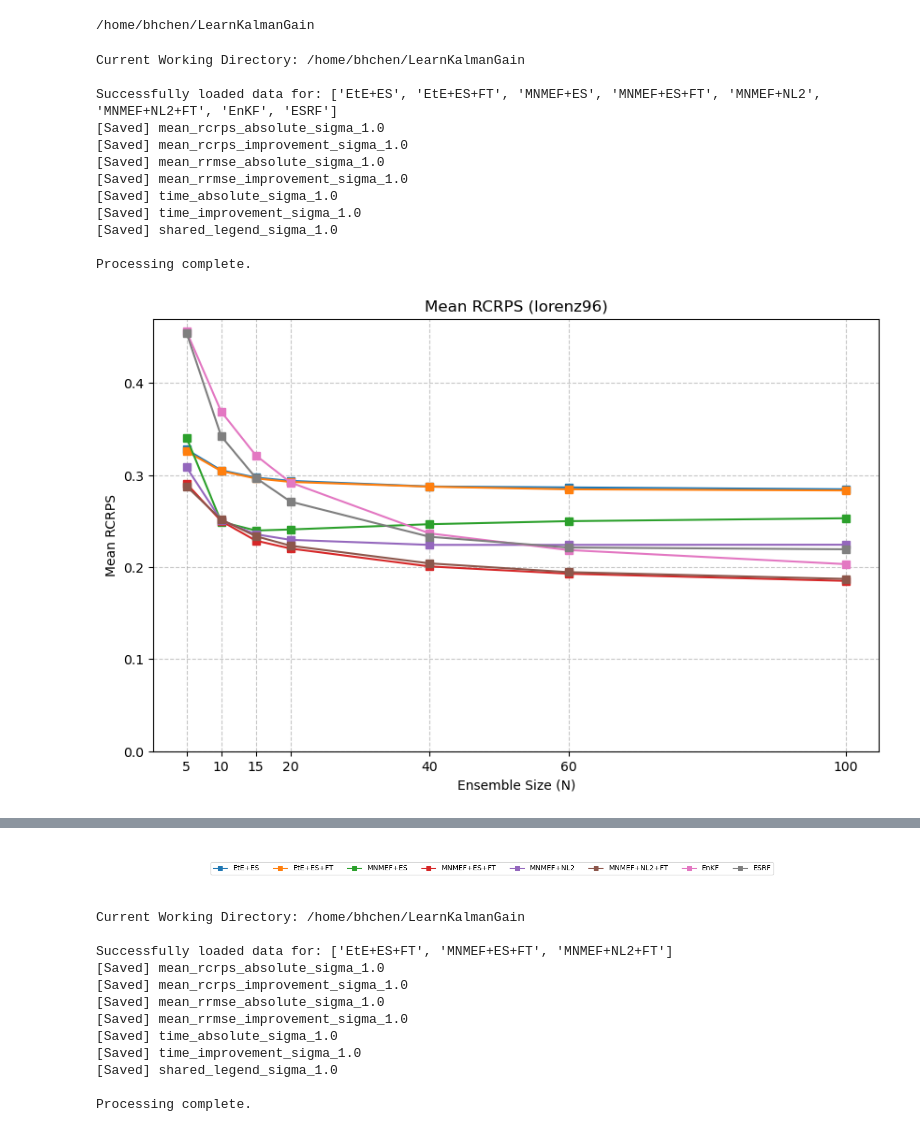
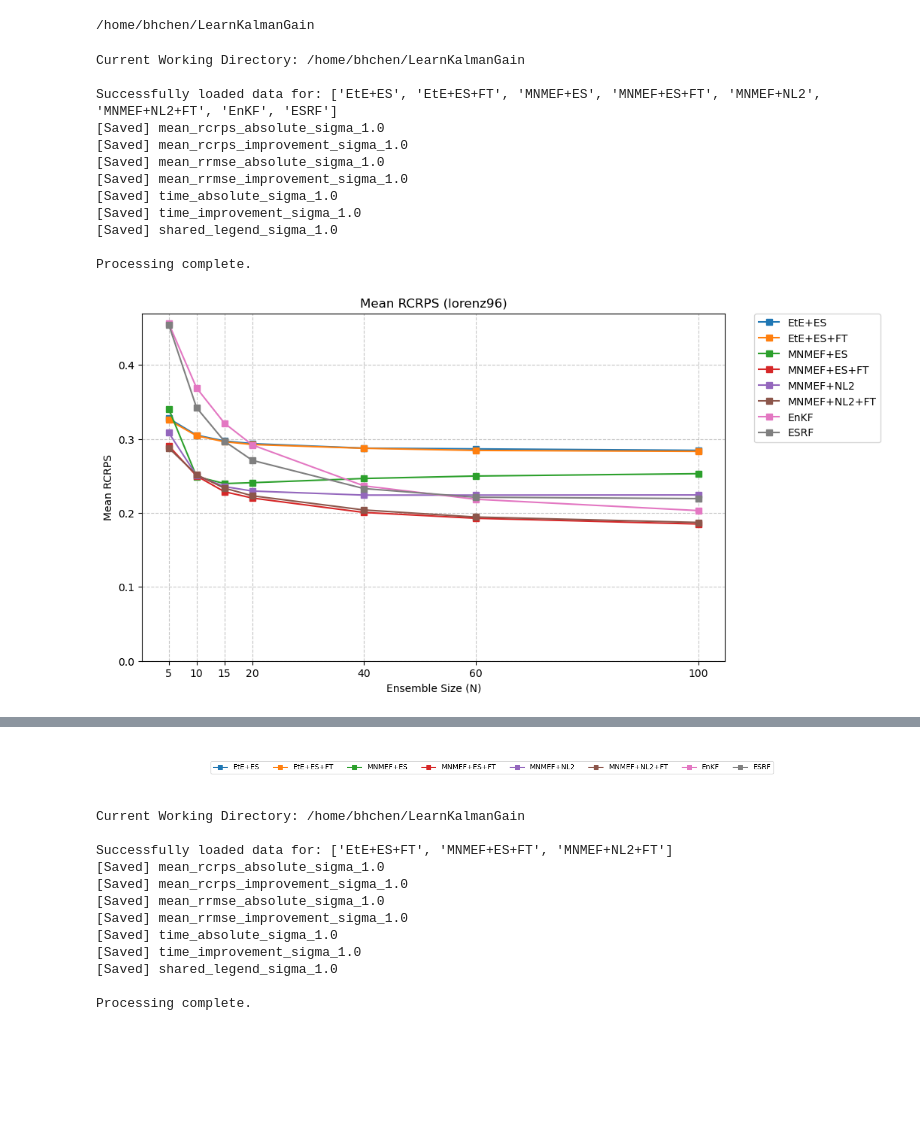
Before and after one commit to wispcarey/Proper-Scoring-Ensemble-Filter, a Jupyter notebook: test_notebooks/L96_results.ipynb, the cells around one changed output, grey strips where cells are left out. Cells and saved outputs as stored; diff of their text form; code cells hidden in the pictures; blank space fills up the shorter version.

```diff
--- a/test_notebooks/L96_results.ipynb
+++ b/test_notebooks/L96_results.ipynb
@@ -22,7 +22,7 @@ SAVE_DIR = os.path.join("save", "figures", f"{DATASET}_sigma{SIGMA_Y}")
 os.makedirs(SAVE_DIR, exist_ok=True)
 
 # Global flag to control legend visibility in individual plots
-INCLUDE_LEGEND_IN_PLOTS = False
+INCLUDE_LEGEND_IN_PLOTS = True
 
 ensemble_sizes = [5, 10, 15, 20, 40, 60, 100]
 
@@ -203,31 +203,31 @@ plot_metric_pair(
 )
 
 # --- [SHARED LEGEND] ---
 # Create a standalone legend file as backup
 dummy_fig, dummy_ax = plt.subplots()
 for key in results.keys():
     dummy_ax.plot([], [], marker='s', label=key, color=METHOD_COLORS[key])
 handles, labels = dummy_ax.get_legend_handles_labels()
 plt.close(dummy_fig)
 
 fig_leg = plt.figure(figsize=(len(labels) * 2.5, 1.0))
 ax_leg = fig_leg.add_subplot(111)
 ax_leg.axis('off')
 ax_leg.legend(handles, labels, loc='center', ncol=len(labels), frameon=True)
 save_figure_and_log(fig_leg, f"shared_legend_sigma_{SIGMA_Y}")
 
 print("\nProcessing complete.")
 # %% [output]
 Current Working Directory: /home/bhchen/LearnKalmanGain
 
 Successfully loaded data for: ['EtE+ES', 'EtE+ES+FT', 'MNMEF+ES', 'MNMEF+ES+FT', 'MNMEF+NL2', 'MNMEF+NL2+FT', 'EnKF', 'ESRF']
 [Saved] mean_rcrps_absolute_sigma_1.0
 [Saved] mean_rcrps_improvement_sigma_1.0
 [Saved] mean_rrmse_absolute_sigma_1.0
 [Saved] mean_rrmse_improvement_sigma_1.0
 [Saved] time_absolute_sigma_1.0
 [Saved] time_improvement_sigma_1.0
 [Saved] shared_legend_sigma_1.0
 
 Processing complete.
-[figure, old version]
+[figure, new version]
```
Also changed, not shown: parts of 1 cell of this notebook, 1 other file.
